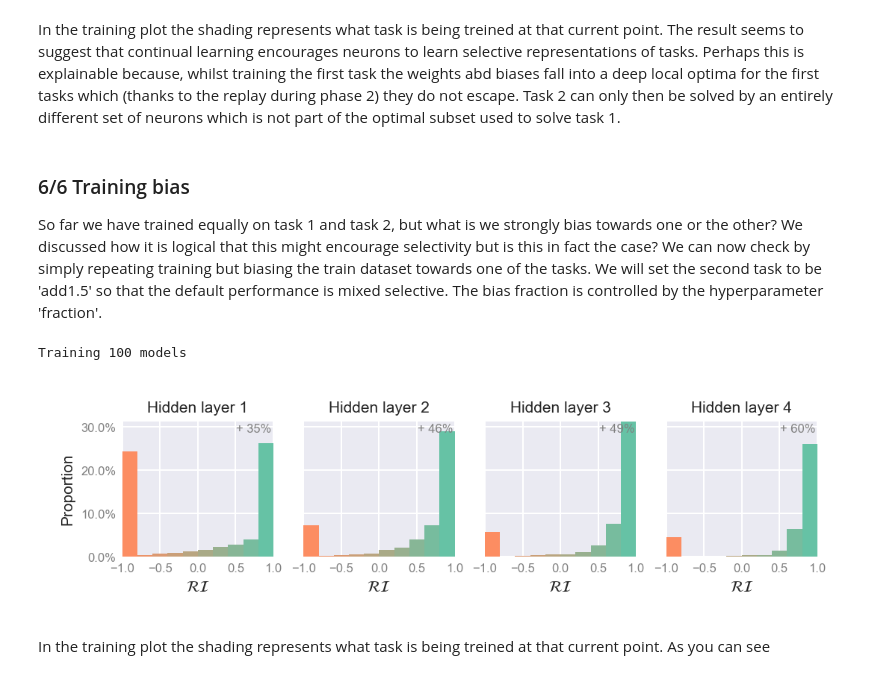
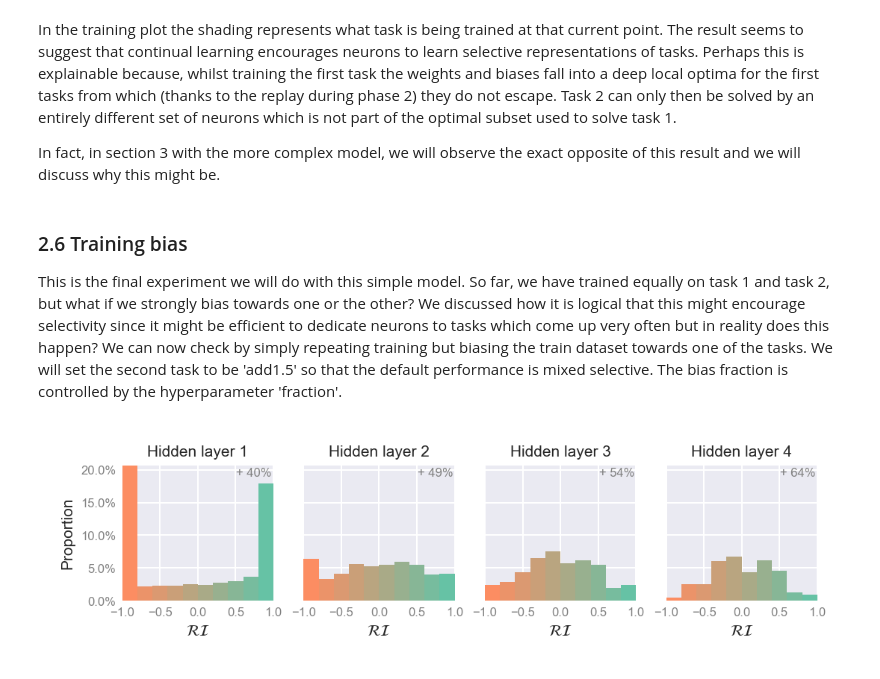
Before and after one commit to TomGeorge1234/WhatMakesNeuronsPicky, a Jupyter notebook: WhatMakesNeuronsPicky.ipynb, the cells around one changed output. Saved outputs shown, nothing was run; the diff lists cells and outputs as text; code cells hidden in the pictures.

```diff
--- a/WhatMakesNeuronsPicky.ipynb
+++ b/WhatMakesNeuronsPicky.ipynb
@@ -139,16 +171,16 @@ Training 100 models
 [figure]
 # %% [markdown]
-In the training plot the shading represents what task is being treined at that current point. The result seems to suggest that continual learning encourages neurons to learn selective representations of tasks. Perhaps this is explainable because, whilst training the first task the weights abd biases fall into a deep local optima for the first tasks which (thanks to the replay during phase 2) they do not escape. Task 2 can only then be solved by an entirely different set of neurons which is not part of the optimal subset used to solve task 1.
+In the training plot the shading represents what task is being trained at that current point. The result seems to suggest that continual learning encourages neurons to learn selective representations of tasks. Perhaps this is explainable because, whilst training the first task the weights and biases fall into a deep local optima for the first tasks from which (thanks to the replay during phase 2) they do not escape. Task 2 can only then be solved by an entirely different set of neurons which is not part of the optimal subset used to solve task 1.
+
+In fact, in section 3 with the more complex model, we will observe the exact opposite of this result and we will discuss why this might be.
 # %% [markdown]
-### 6/6 Training bias
-So far we have trained equally on task 1 and task 2, but what is we strongly bias towards one or the other? We discussed how it is logical that this might encourage selectivity but is this in fact the case? We can now check by simply repeating training but biasing the train dataset towards one of the tasks. We will set the second task to be 'add1.5' so that the default performance is mixed selective. The bias fraction is controlled by the hyperparameter 'fraction'.
+### 2.6 Training bias
+This is the final experiment we will do with this simple model. So far, we have trained equally on task 1 and task 2, but what if we strongly bias towards one or the other? We discussed how it is logical that this might encourage selectivity since it might be efficient to dedicate neurons to tasks which come up very often but in reality does this happen? We can now check by simply repeating training but biasing the train dataset towards one of the tasks. We will set the second task to be 'add1.5' so that the default performance is mixed selective. The bias fraction is controlled by the hyperparameter 'fraction'.
 # %%
-simple_hyperparameters['train_mode'] = 'random'
+simple_hyperparameters['train_mode'] = 'random' #reset from previous experiment
+simple_hyperparameters['second_task'] = 'add1.5'
 simple_hyperparameters['fraction'] = 0.2
-models6 = train_multiple(simple_network, simple_hyperparameters, N_models = N_models)
+models6 = train_multiple('simple_network', simple_hyperparameters, N_models = N_models)
 plot_RI(models6)
 # %% [output]
-Training 100 models
-[figure, old version]
+[figure, new version]
-# %% [markdown]
-In the training plot the shading represents what task is being treined at that current point. As you can see
```
Also changed, not shown: parts of 33 cells of this notebook, 26 other files.
